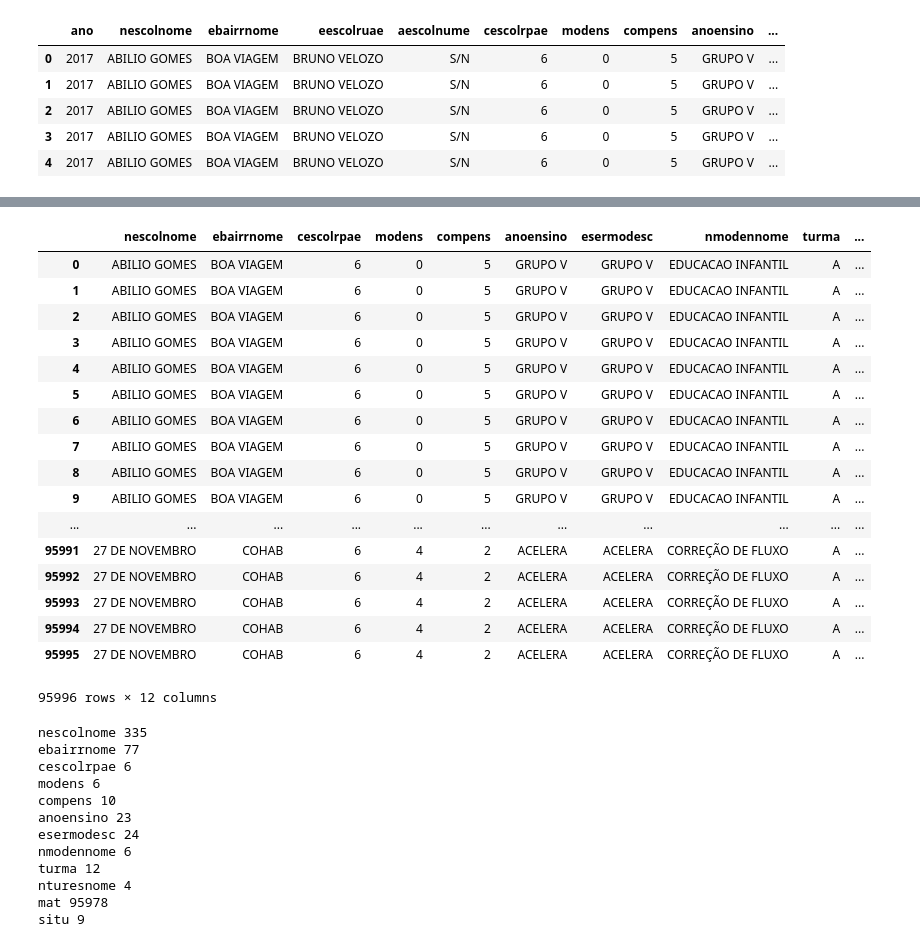
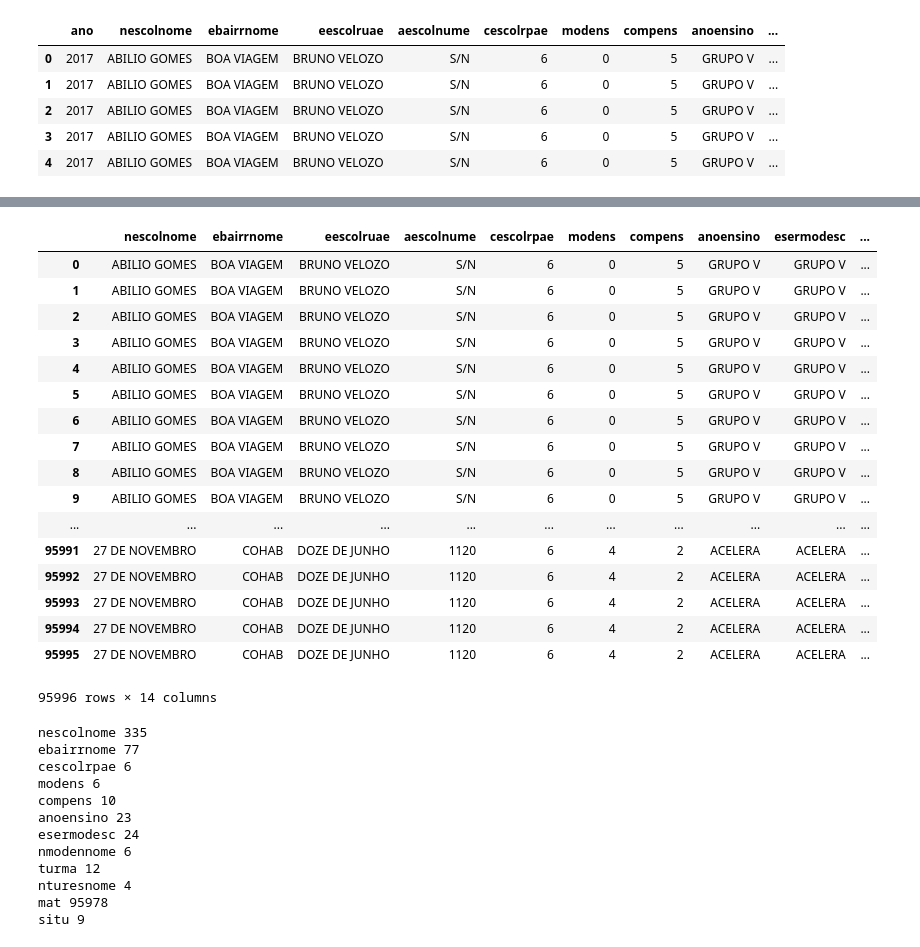
Before and after one commit to jailson-dias/DataScience2018, a Jupyter notebook: Projeto.ipynb, the cells around one changed output, grey strips where cells are left out. Drawn from its saved outputs; the diff is of its cells as text; code cells hidden in the pictures.

```diff
--- a/Projeto.ipynb
+++ b/Projeto.ipynb
@@ -61,27 +63,27 @@ situ 9
 esitaldesc 9
 # %%
 data_set.columns
-data_set2 = data_set.drop(['ano', 'aescolnume', 'eescolruae', 'esitaldesc'], axis=1)
+data_set2 = data_set.drop(['ano', 'situ'], axis=1)
 data_set2
 # %% [output]
-|  | nescolnome | ebairrnome | cescolrpae | modens | compens | anoensino | esermodesc | nmodennome | turma | ... |
-| 0 | ABILIO GOMES | BOA VIAGEM | 6 | 0 | 5 | GRUPO V | GRUPO V | EDUCACAO INFANTIL | A | ... |
-| 1 | ABILIO GOMES | BOA VIAGEM | 6 | 0 | 5 | GRUPO V | GRUPO V | EDUCACAO INFANTIL | A | ... |
-| 2 | ABILIO GOMES | BOA VIAGEM | 6 | 0 | 5 | GRUPO V | GRUPO V | EDUCACAO INFANTIL | A | ... |
-| 3 | ABILIO GOMES | BOA VIAGEM | 6 | 0 | 5 | GRUPO V | GRUPO V | EDUCACAO INFANTIL | A | ... |
-| 4 | ABILIO GOMES | BOA VIAGEM | 6 | 0 | 5 | GRUPO V | GRUPO V | EDUCACAO INFANTIL | A | ... |
-| 5 | ABILIO GOMES | BOA VIAGEM | 6 | 0 | 5 | GRUPO V | GRUPO V | EDUCACAO INFANTIL | A | ... |
-| 6 | ABILIO GOMES | BOA VIAGEM | 6 | 0 | 5 | GRUPO V | GRUPO V | EDUCACAO INFANTIL | A | ... |
-| 7 | ABILIO GOMES | BOA VIAGEM | 6 | 0 | 5 | GRUPO V | GRUPO V | EDUCACAO INFANTIL | A | ... |
-| 8 | ABILIO GOMES | BOA VIAGEM | 6 | 0 | 5 | GRUPO V | GRUPO V | EDUCACAO INFANTIL | A | ... |
-| 9 | ABILIO GOMES | BOA VIAGEM | 6 | 0 | 5 | GRUPO V | GRUPO V | EDUCACAO INFANTIL | A | ... |
+|  | nescolnome | ebairrnome | eescolruae | aescolnume | cescolrpae | modens | compens | anoensino | esermodesc | ... |
+| 0 | ABILIO GOMES | BOA VIAGEM | BRUNO VELOZO | S/N | 6 | 0 | 5 | GRUPO V | GRUPO V | ... |
+| 1 | ABILIO GOMES | BOA VIAGEM | BRUNO VELOZO | S/N | 6 | 0 | 5 | GRUPO V | GRUPO V | ... |
+| 2 | ABILIO GOMES | BOA VIAGEM | BRUNO VELOZO | S/N | 6 | 0 | 5 | GRUPO V | GRUPO V | ... |
+| 3 | ABILIO GOMES | BOA VIAGEM | BRUNO VELOZO | S/N | 6 | 0 | 5 | GRUPO V | GRUPO V | ... |
+| 4 | ABILIO GOMES | BOA VIAGEM | BRUNO VELOZO | S/N | 6 | 0 | 5 | GRUPO V | GRUPO V | ... |
+| 5 | ABILIO GOMES | BOA VIAGEM | BRUNO VELOZO | S/N | 6 | 0 | 5 | GRUPO V | GRUPO V | ... |
+| 6 | ABILIO GOMES | BOA VIAGEM | BRUNO VELOZO | S/N | 6 | 0 | 5 | GRUPO V | GRUPO V | ... |
+| 7 | ABILIO GOMES | BOA VIAGEM | BRUNO VELOZO | S/N | 6 | 0 | 5 | GRUPO V | GRUPO V | ... |
+| 8 | ABILIO GOMES | BOA VIAGEM | BRUNO VELOZO | S/N | 6 | 0 | 5 | GRUPO V | GRUPO V | ... |
+| 9 | ABILIO GOMES | BOA VIAGEM | BRUNO VELOZO | S/N | 6 | 0 | 5 | GRUPO V | GRUPO V | ... |
 | ... | ... | ... | ... | ... | ... | ... | ... | ... | ... | ... |
-| 95991 | 27 DE NOVEMBRO | COHAB | 6 | 4 | 2 | ACELERA | ACELERA | CORREÇÃO DE FLUXO | A | ... |
-| 95992 | 27 DE NOVEMBRO | COHAB | 6 | 4 | 2 | ACELERA | ACELERA | CORREÇÃO DE FLUXO | A | ... |
-| 95993 | 27 DE NOVEMBRO | COHAB | 6 | 4 | 2 | ACELERA | ACELERA | CORREÇÃO DE FLUXO | A | ... |
-| 95994 | 27 DE NOVEMBRO | COHAB | 6 | 4 | 2 | ACELERA | ACELERA | CORREÇÃO DE FLUXO | A | ... |
-| 95995 | 27 DE NOVEMBRO | COHAB | 6 | 4 | 2 | ACELERA | ACELERA | CORREÇÃO DE FLUXO | A | ... |
+| 95991 | 27 DE NOVEMBRO | COHAB | DOZE DE JUNHO | 1120 | 6 | 4 | 2 | ACELERA | ACELERA | ... |
+| 95992 | 27 DE NOVEMBRO | COHAB | DOZE DE JUNHO | 1120 | 6 | 4 | 2 | ACELERA | ACELERA | ... |
+| 95993 | 27 DE NOVEMBRO | COHAB | DOZE DE JUNHO | 1120 | 6 | 4 | 2 | ACELERA | ACELERA | ... |
+| 95994 | 27 DE NOVEMBRO | COHAB | DOZE DE JUNHO | 1120 | 6 | 4 | 2 | ACELERA | ACELERA | ... |
+| 95995 | 27 DE NOVEMBRO | COHAB | DOZE DE JUNHO | 1120 | 6 | 4 | 2 | ACELERA | ACELERA | ... |
-95996 rows × 12 columns
+95996 rows × 14 columns
 # %%
 for c in data_set2.columns:
     print (c, len(data_set2[c].unique()))
```
Also changed, not shown: parts of 27 cells of this notebook, 3 other files.
